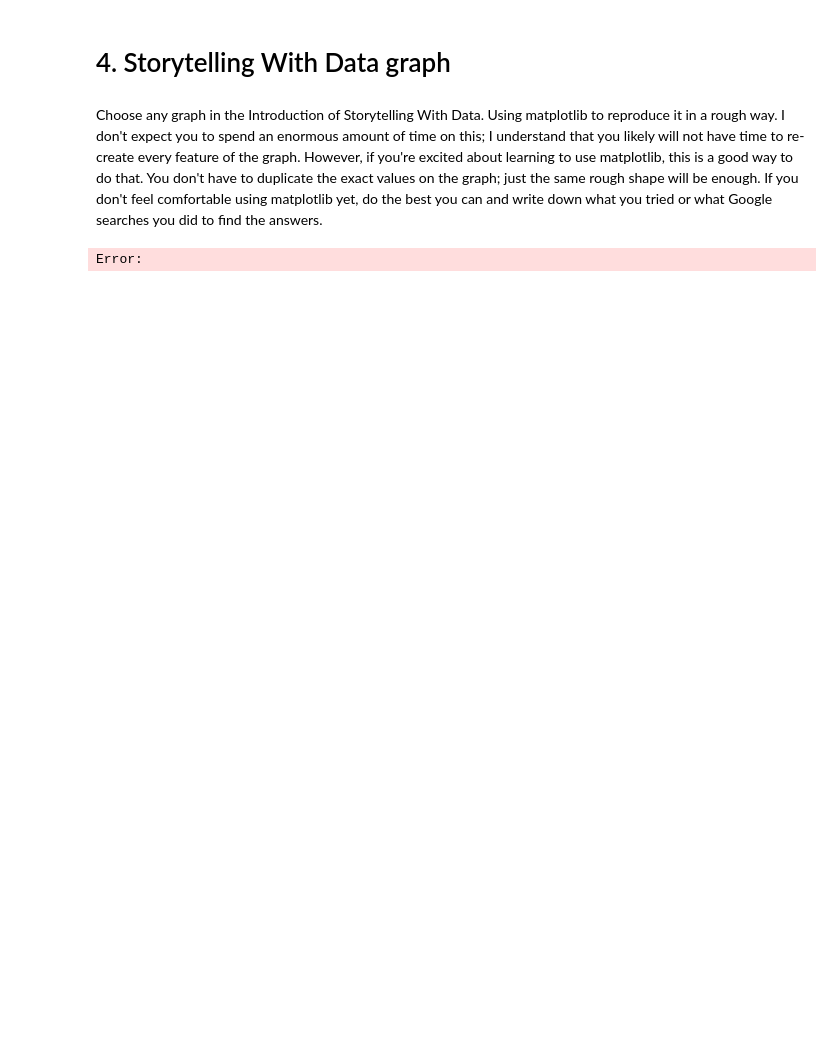
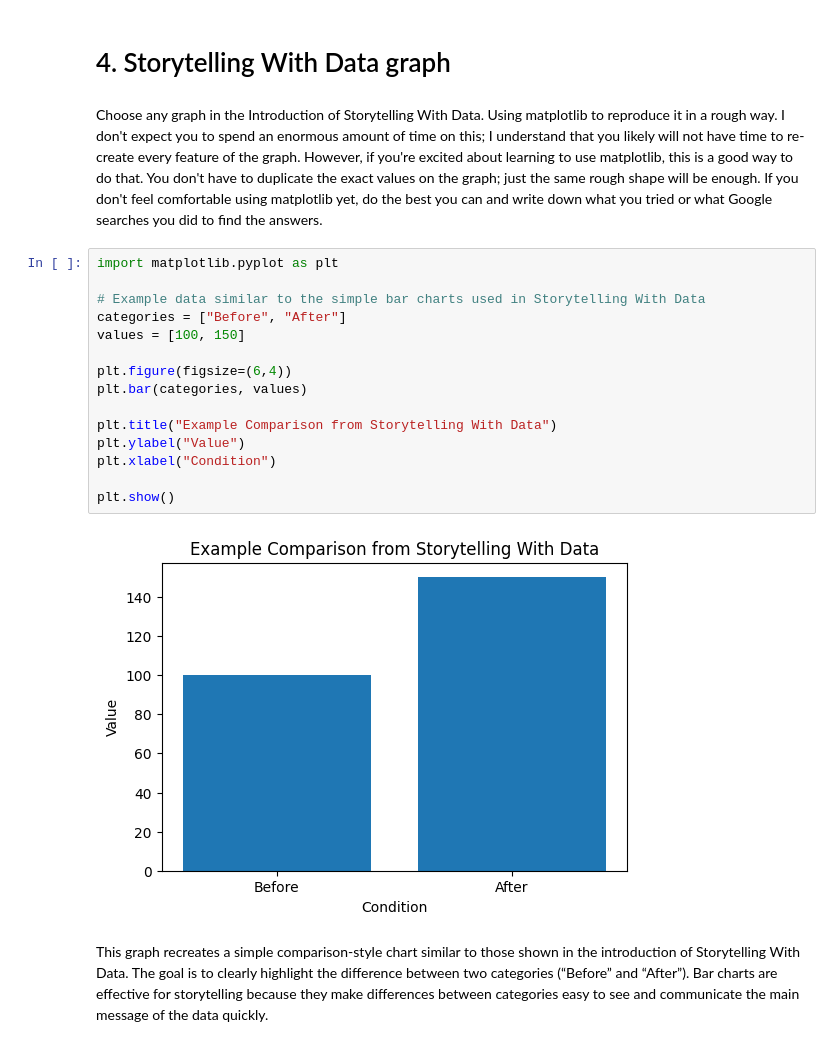
Before and after one commit to dho053-bu/Milestone-3-DX699, a Jupyter notebook: OMDS-ModB2-Week1-Ho-David.ipynb, the cells around one changed output. Cells and saved outputs as stored; diff of their text form; blank space fills up the shorter version.

```diff
--- a/OMDS-ModB2-Week1-Ho-David.ipynb
+++ b/OMDS-ModB2-Week1-Ho-David.ipynb
@@ -516,5 +554,21 @@ Error:
 # %% [markdown]
 Choose any graph in the Introduction of Storytelling With Data.  Using matplotlib to reproduce it in a rough way.  I don't expect you to spend an enormous amount of time on this; I understand that you likely will not have time to re-create every feature of the graph.  However, if you're excited about learning to use matplotlib, this is a good way to do that.  You don't have to duplicate the exact values on the graph; just the same rough shape will be enough.  If you don't feel comfortable using matplotlib yet, do the best you can and write down what you tried or what Google searches you did to find the answers.
 # %%
+import matplotlib.pyplot as plt
+
+# Example data similar to the simple bar charts used in Storytelling With Data
+categories = ["Before", "After"]
+values = [100, 150]
+
+plt.figure(figsize=(6,4))
+plt.bar(categories, values)
+
+plt.title("Example Comparison from Storytelling With Data")
+plt.ylabel("Value")
+plt.xlabel("Condition")
+
+plt.show()
 # %% [output]
-Error:
+[figure, added]
+# %% [markdown]
+This graph recreates a simple comparison-style chart similar to those shown in the introduction of Storytelling With Data. The goal is to clearly highlight the difference between two categories (“Before” and “After”). Bar charts are effective for storytelling because they make differences between categories easy to see and communicate the main message of the data quickly.
```
Also changed, not shown: parts of 11 cells of this notebook, 1 other file.
